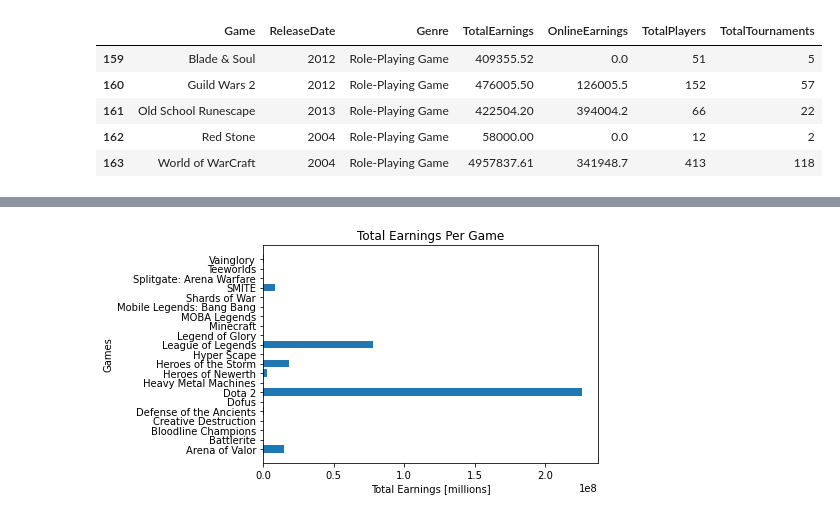
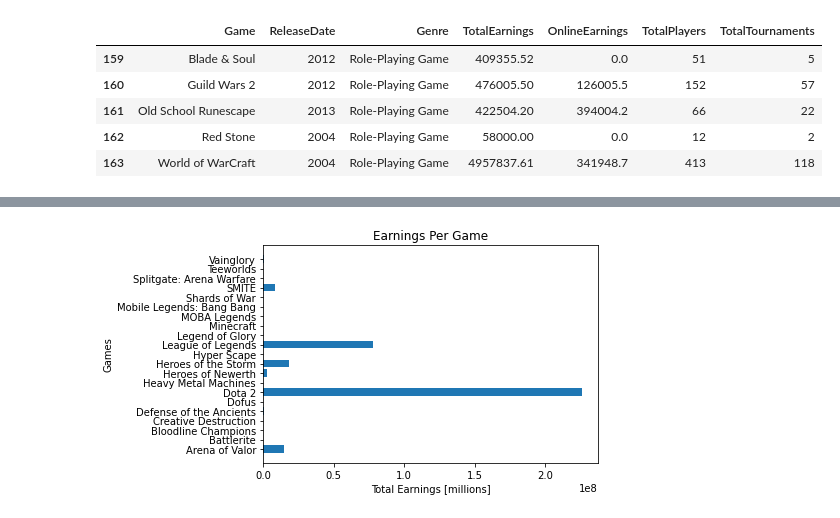
Before and after one commit to Al-Cap/Popular-Esport-Game, a Jupyter notebook: Notebook/Untitled.ipynb, the cells around one changed output, grey strips where cells are left out. Cells and saved outputs as stored; diff of their text form; code cells hidden in the pictures.

```diff
--- a/Notebook/Untitled.ipynb
+++ b/Notebook/Untitled.ipynb
@@ -252,11 +252,11 @@ df
 # %%
 g = df.Game.to_list()
 e = df.TotalEarnings.to_list()
 
 plt.barh(g, e)
 plt.ylabel('Games')
 plt.xlabel('Total Earnings [millions]')
-plt.title('Total Earnings Per Game')
+plt.title('Earnings Per Game')
 plt.savefig('../figures/MultiOnlineBattleArean_game-earn_barh.png')
 # %% [output]
-[figure, old version]
+[figure, new version]
```
Also changed, not shown: parts of 6 cells of this notebook, 6 other files.
